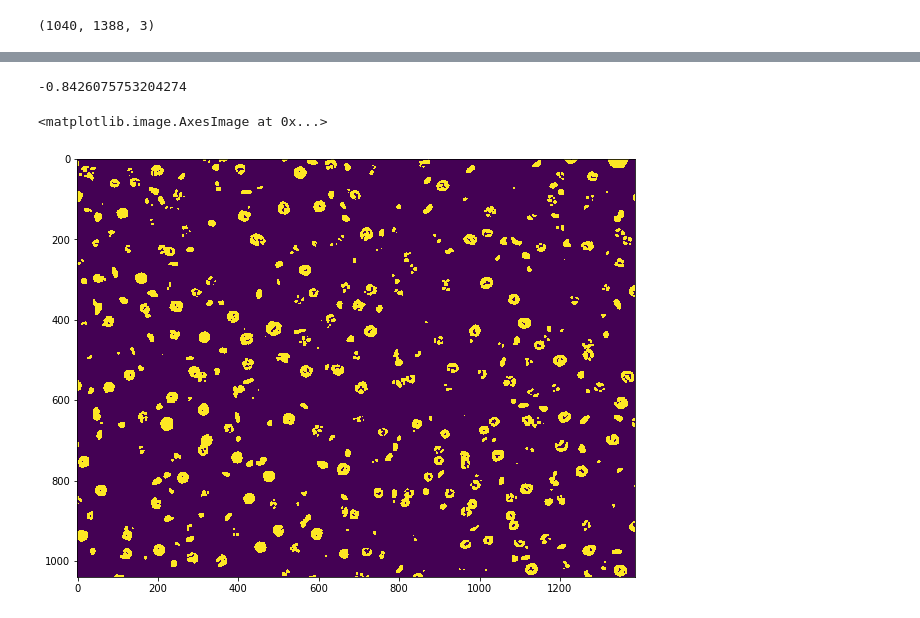
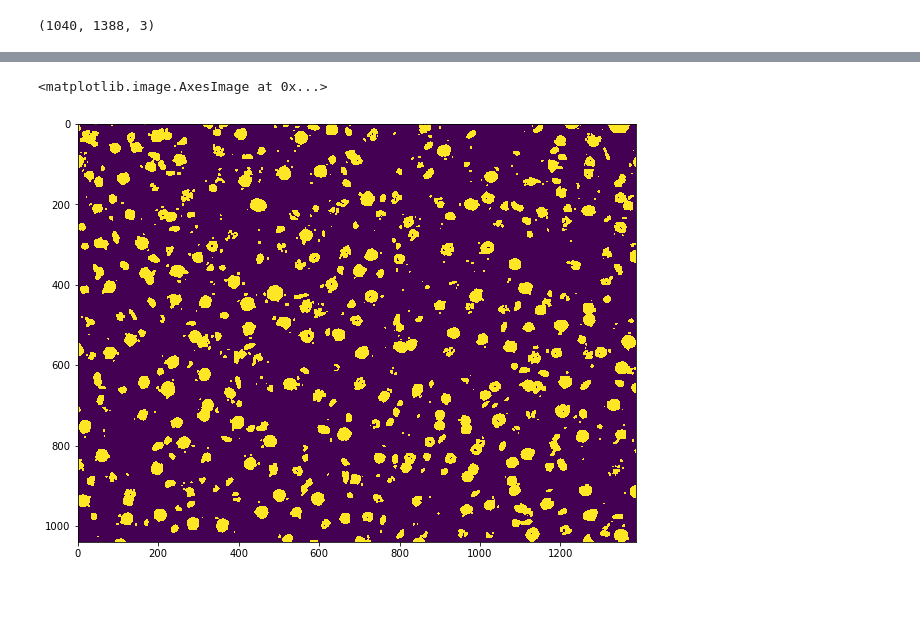
Before and after one commit to moqri/Aging-Cell-Morphology, a Jupyter notebook: plot_raw_image.ipynb, the cells around one changed output, grey strips where cells are left out. Cells and saved outputs as stored; diff of their text form; code cells hidden in the pictures.

```diff
--- a/plot_raw_image.ipynb
+++ b/plot_raw_image.ipynb
@@ -30,35 +32,31 @@ plt.imshow(img_hema)
-# %%
-frame.max()
-# %% [output]
--0.8426075753204274
 # %%
     import cv2
 
     # Blur image to remove noise
     frame=cv2.GaussianBlur(img_hema, (3, 3), 0)
 
     # Switch image from BGR colorspace to HSV
     #hsv = cv2.cvtColor(frame, cv2.COLOR_BGR2HSV)
 
     # define range of black color in HSV
-    bmin = (-.9)
-    bmax = (-.8)
+    bmin = (-.4)
+    bmax = (-.3)
 
     # Sets pixels to white if in black range, else will be set to black
     mask = cv2.inRange(frame, bmin, bmax)
 
     # Bitwise-AND of mask and black only image - only used for display
     #res = cv2.bitwise_and(frame, frame, mask= mask)
 
     #mask = cv2.erode(mask, None, iterations=1)
     # commented out erode call, detection more accurate without it
 
     # dilate makes the in range areas larger
     mask = cv2.dilate(mask, None, iterations=1)
     f = plt.figure(figsize=(10, 10))
     plt.imshow(mask)
 # %% [output]
 <matplotlib.image.AxesImage at 0x...>
-[figure, old version]
+[figure, new version]
 # %%
 
```
Also changed, not shown: parts of 2 cells of this notebook.
